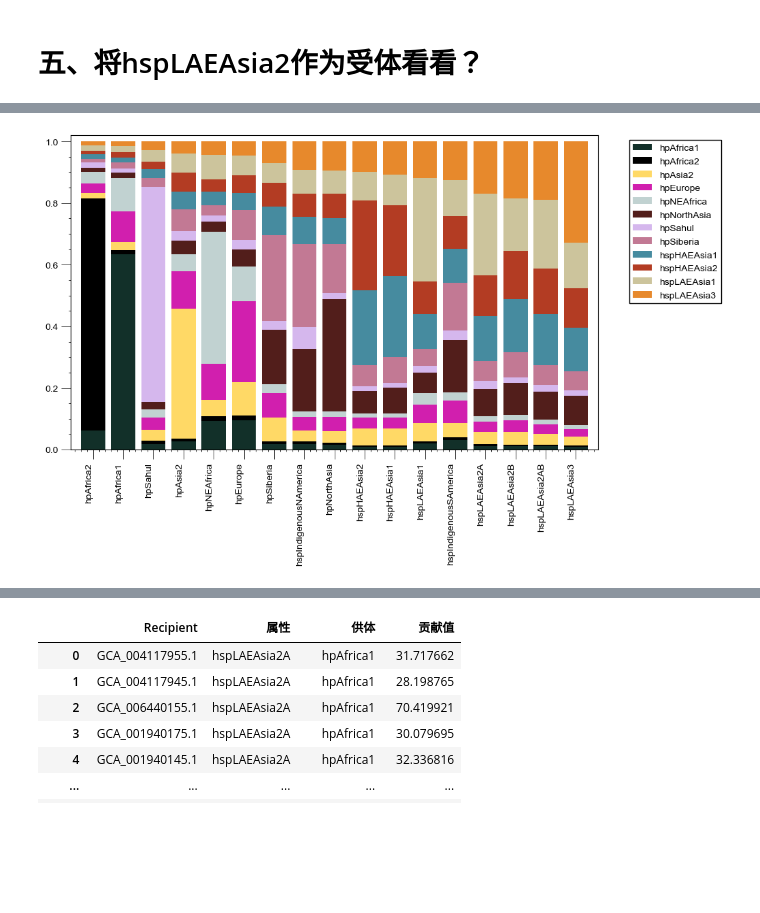
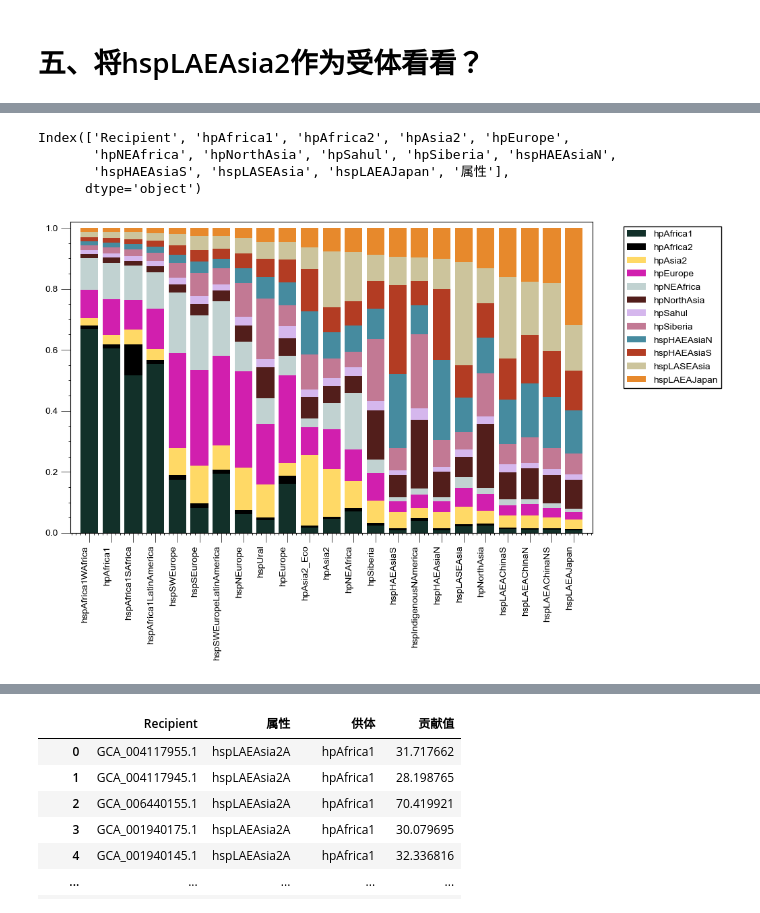
Before and after one commit to Victory-Hugo/3-Autosomal, a Jupyter notebook: 4-fineSTRCTURE/script/6_Chromopainter结果整理.ipynb, the cells around one changed output, grey strips where cells are left out. Saved outputs shown, nothing was run; the diff lists cells and outputs as text; code cells hidden in the pictures; blank space fills up the shorter version.

```diff
--- a/4-fineSTRCTURE/script/6_Chromopainter结果整理.ipynb
+++ b/4-fineSTRCTURE/script/6_Chromopainter结果整理.ipynb
@@ -3,6 +3,6 @@
 # %%
 import pandas as pd
 # %%
-df_chromopainter = pd.read_csv('/mnt/c/Users/Administrator/Desktop/Chunkcounts.txt',sep=' ')
+df_chromopainter = pd.read_csv('/mnt/d/幽门螺旋杆菌/Script/分析结果/fineSTRUCTURE/OUTPUT/ChromoPainternoLAEAsia2作受体/Chromopainter3没有低地2型作为供体.txt',sep='\t')
 df_chromopainter
 # %% [output]
@@ -519,0 +529,5 @@ df_基础信息.loc[:,['ID','Chromopainter4']]
+# %%
+
+df_基础信息 = pd.read_excel('/mnt/f/OneDrive/文档（科研）/P0_幽门螺旋杆菌/基础信息表/HP数据收集2.xlsx',
+                        sheet_name='HP数据收集').loc[:,['ID','Chromopainter4']]
+df_基础信息
@@ -520,6 +548,13 @@ df_基础信息.loc[:,['ID','Chromopainter4']]
 # %%
-df_hspLAEAsia2作为受体 = pd.read_csv('/mnt/d/幽门螺旋杆菌/Script/分析结果/fineSTRUCTURE/OUTPUT/ChromoPainternoLAEAsia2作受体/merged.chunkcounts',sep=' ')
-df_hspLAEAsia2作为受体 = df_hspLAEAsia2作为受体.drop_duplicates(subset='Recipient').merge(df_基础信息.loc[:,['ID','Chromopainter4']],left_on='Recipient',right_on='ID',how='left').drop(columns=['ID']).sort_values(by='Chromopainter4').reset_index(drop=True).rename(columns={'Chromopainter4':'属性'})
+df_hspLAEAsia2作为受体 = pd.read_csv('/mnt/d/幽门螺旋杆菌/Script/分析结果/fineSTRUCTURE/OUTPUT/ChromoPainternoLAEAsia2作受体/Chromopainter3没有低地2型作为供体.txt',sep='\t')
+df_hspLAEAsia2作为受体 = df_hspLAEAsia2作为受体.drop_duplicates(subset='Recipient').merge(df_基础信息.loc[:,['ID','Chromopainter4']],left_on='Recipient',right_on='ID',how='left').drop(columns=['ID']).sort_values(by='Chromopainter4').reset_index(drop=True).rename(columns={'Chromopainter4':'属性'}).dropna()
+# %%
+df_hspLAEAsia2作为受体.columns
+# %% [output]
+Index(['Recipient', 'hpAfrica1', 'hpAfrica2', 'hpAsia2', 'hpEurope',
+       'hpNEAfrica', 'hpNorthAsia', 'hpSahul', 'hpSiberia', 'hspHAEAsiaN',
+       'hspHAEAsiaS', 'hspLASEAsia', 'hspLAEAJapan', '属性'],
+      dtype='object')
 # %%
 
 import pandas as pd
@@ -530,18 +565,9 @@ theme.apply()
 df_all = df_hspLAEAsia2作为受体
 # 假设 df_高低 已经存在，并且包含 '属性2' 和各成分列
 components = [
- 'hpAfrica1',
- 'hpAfrica2',
- 'hpAsia2',
- 'hpEurope',
- 'hpNEAfrica',
- 'hpNorthAsia',
- 'hpSahul',
- 'hpSiberia',
- 'hspHAEAsia1',
- 'hspHAEAsia2',
- 'hspLAEAsia1',
- 'hspLAEAsia3'
+'hpAfrica1', 'hpAfrica2', 'hpAsia2', 'hpEurope',
+       'hpNEAfrica', 'hpNorthAsia', 'hpSahul', 'hpSiberia', 'hspHAEAsiaN',
+       'hspHAEAsiaS', 'hspLASEAsia', 'hspLAEAJapan'
 ]
 
 # 建立成分与颜色的对应字典
@@ -554,10 +580,10 @@ color_mapping = {
     "hpNorthAsia": '#521E1B',
     "hpSahul": '#D5B7ED',
     "hpSiberia": '#c27994',
-    "hspHAEAsia1": '#468B9F',
-    "hspHAEAsia2": '#B33C23',
-    "hspLAEAsia1": '#CCC49C',
-    "hspLAEAsia3": '#E7892C'
+    "hspHAEAsiaN": '#468B9F',
+    "hspHAEAsiaS": '#B33C23',
+    "hspLASEAsia": '#CCC49C',
+    "hspLAEAJapan": '#E7892C'
 }
 
 plt.rcParams['font.sans-serif'] = ['Arial']
@@ -579,35 +605,35 @@ for group_name, group_data in grouped:
     avg_compositions[group_name] = df_temp[components].mean()
 
 # 根据 hspLAEAsia 的平均占比由低到高排列分组
-group_names = sorted(avg_compositions.keys(), key=lambda g: avg_compositions[g]['hspLAEAsia3'])
+group_names = sorted(avg_compositions.keys(), key=lambda g: avg_compositions[g]['hspLAEAJapan'])
 positions = list(range(len(group_names)))
 
 # 准备绘图
 fig, ax = plt.subplots(figsize=(10, 6))
 
 # 初始化每个柱的底部高度为 0
 bottom = [0] * len(group_names)
 
 # 对于每个成分依次堆叠
 for comp in components:
     # 取出每个分组该成分的平均占比，按照排序后的顺序
     heights = [avg_compositions[group][comp] for group in group_names]
     ax.bar(positions, heights, bottom=bottom, label=comp, color=color_mapping.get(comp))
     # 更新堆叠的底部
     bottom = [b + h for b, h in zip(bottom, heights)]
 
 ax.set_xticks(positions)
 ax.set_xticklabels(group_names, rotation=90, ha='right')
 ax.set_ylabel("")
 ax.set_title("")
 plt.grid(False)
 
 # 去除重复图例项
 handles, labels = ax.get_legend_handles_labels()
 legend_dict = dict(zip(labels, handles))
 ax.legend(legend_dict.values(), legend_dict.keys(), bbox_to_anchor=(1.05, 1), loc='upper left')
 theme.apply_transforms()
-plt.savefig('/mnt/c/Users/victo/Desktop/Chromopantainer.pdf')
+plt.savefig('/mnt/c/Users/Administrator/Desktop/Chromopantainer.pdf')
 plt.show()
 # %% [output]
-[figure, old version]
+[figure, new version]
```
Also changed, not shown: parts of 13 cells of this notebook, 5 other files.
